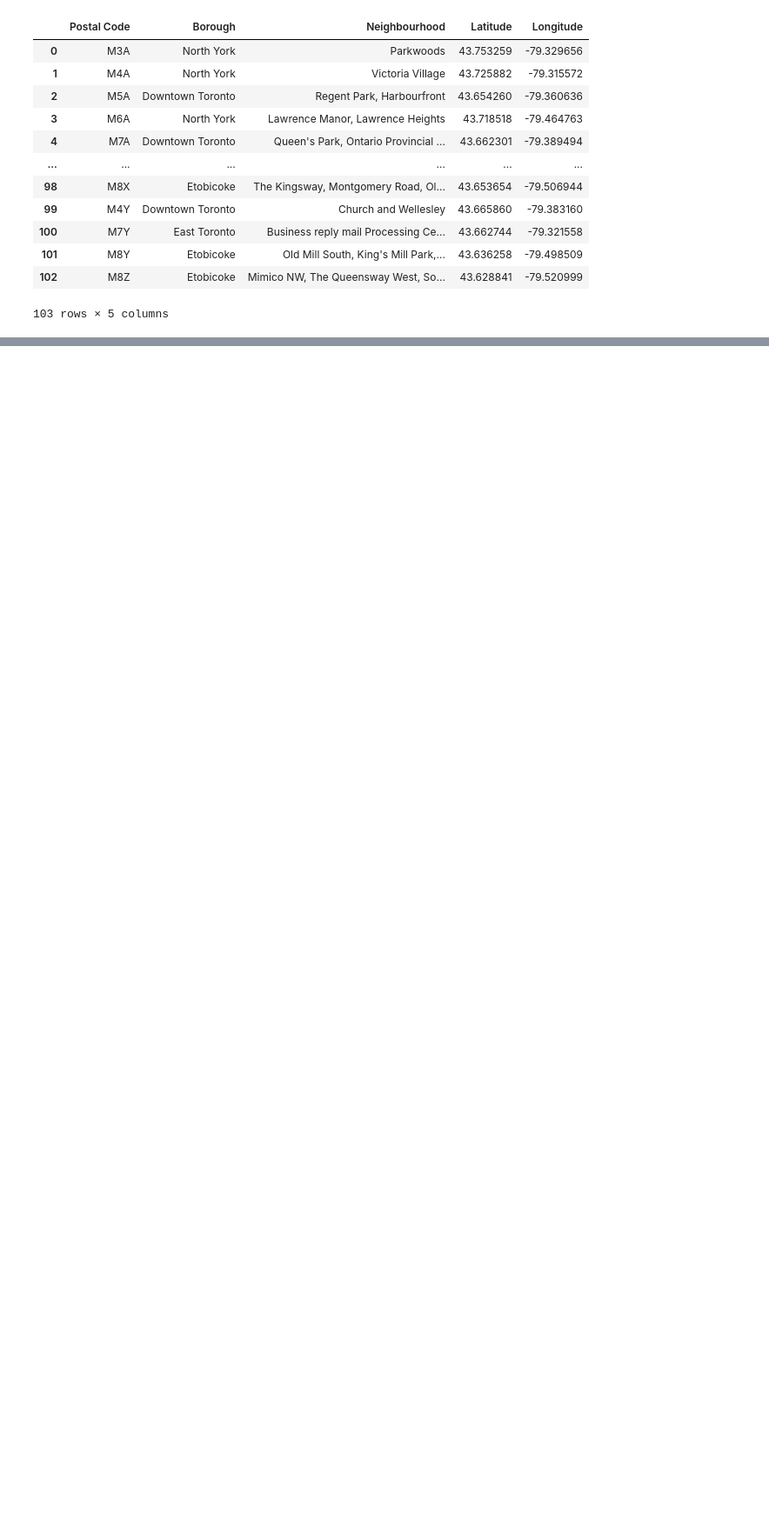
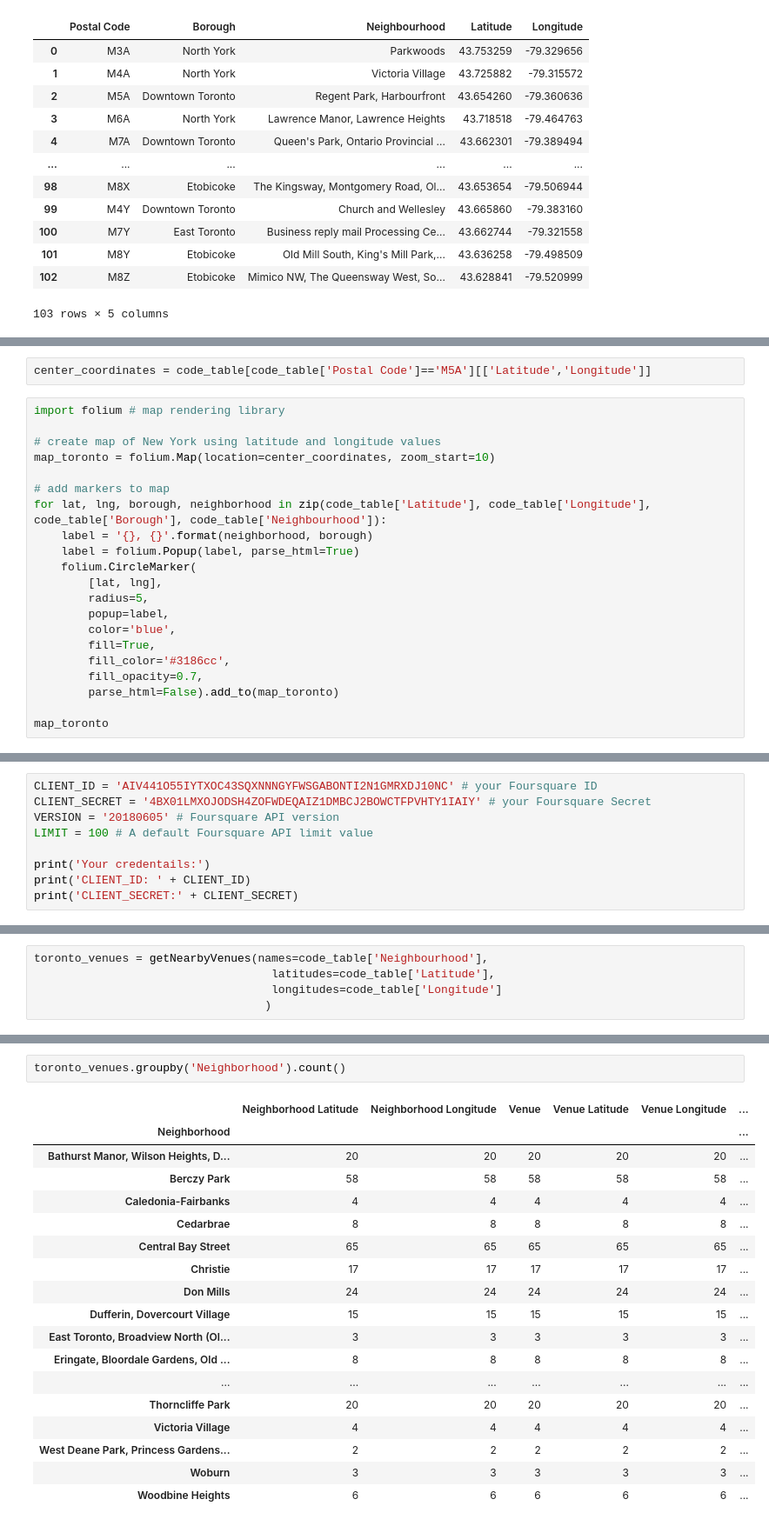
Before and after one commit to danielbrinzila/Coursera_Capstone, a Jupyter notebook: Capstone_2.ipynb, the cells around one changed output, grey strips where cells are left out. Shown: that part at 87% size. Cells and saved outputs as stored; diff of their text form; blank space fills up the shorter version.

```diff
--- a/Capstone_2.ipynb
+++ b/Capstone_2.ipynb
@@ -63,0 +68,23 @@ code_table
+# %%
+center_coordinates = code_table[code_table['Postal Code']=='M5A'][['Latitude','Longitude']]
+# %%
+import folium # map rendering library
+
+# create map of New York using latitude and longitude values
+map_toronto = folium.Map(location=center_coordinates, zoom_start=10)
+
+# add markers to map
+for lat, lng, borough, neighborhood in zip(code_table['Latitude'], code_table['Longitude'], code_table['Borough'], code_table['Neighbourhood']):
+    label = '{}, {}'.format(neighborhood, borough)
+    label = folium.Popup(label, parse_html=True)
+    folium.CircleMarker(
+        [lat, lng],
+        radius=5,
+        popup=label,
+        color='blue',
+        fill=True,
+        fill_color='#3186cc',
+        fill_opacity=0.7,
+        parse_html=False).add_to(map_toronto)
+
+map_toronto
@@ -63,0 +95,9 @@ code_table
+# %%
+CLIENT_ID = 'AIV441O55IYTXOC43SQXNNNGYFWSGABONTI2N1GMRXDJ10NC' # your Foursquare ID
+CLIENT_SECRET = '4BX01LMXOJODSH4ZOFWDEQAIZ1DMBCJ2BOWCTFPVHTY1IAIY' # your Foursquare Secret
+VERSION = '20180605' # Foursquare API version
+LIMIT = 100 # A default Foursquare API limit value
+
+print('Your credentails:')
+print('CLIENT_ID: ' + CLIENT_ID)
+print('CLIENT_SECRET:' + CLIENT_SECRET)
@@ -63,0 +157,5 @@ code_table
+# %%
+toronto_venues = getNearbyVenues(names=code_table['Neighbourhood'],
+                                   latitudes=code_table['Latitude'],
+                                   longitudes=code_table['Longitude']
+                                  )
@@ -63,0 +182,21 @@ code_table
+# %%
+toronto_venues.groupby('Neighborhood').count()
+# %% [output]
+|  | Neighborhood Latitude | Neighborhood Longitude | Venue | Venue Latitude | Venue Longitude | ... |
+| Neighborhood |  |  |  |  |  | ... |
+| Bathurst Manor, Wilson Heights, D... | 20 | 20 | 20 | 20 | 20 | ... |
+| Berczy Park | 58 | 58 | 58 | 58 | 58 | ... |
+| Caledonia-Fairbanks | 4 | 4 | 4 | 4 | 4 | ... |
+| Cedarbrae | 8 | 8 | 8 | 8 | 8 | ... |
+| Central Bay Street | 65 | 65 | 65 | 65 | 65 | ... |
+| Christie | 17 | 17 | 17 | 17 | 17 | ... |
+| Don Mills | 24 | 24 | 24 | 24 | 24 | ... |
+| Dufferin, Dovercourt Village | 15 | 15 | 15 | 15 | 15 | ... |
+| East Toronto, Broadview North (Ol... | 3 | 3 | 3 | 3 | 3 | ... |
+| Eringate, Bloordale Gardens, Old ... | 8 | 8 | 8 | 8 | 8 | ... |
+| ... | ... | ... | ... | ... | ... | ... |
+| Thorncliffe Park | 20 | 20 | 20 | 20 | 20 | ... |
+| Victoria Village | 4 | 4 | 4 | 4 | 4 | ... |
+| West Deane Park, Princess Gardens... | 2 | 2 | 2 | 2 | 2 | ... |
+| Woburn | 3 | 3 | 3 | 3 | 3 | ... |
+| Woodbine Heights | 6 | 6 | 6 | 6 | 6 | ... |
```
Also changed, not shown: parts of 21 cells of this notebook.
